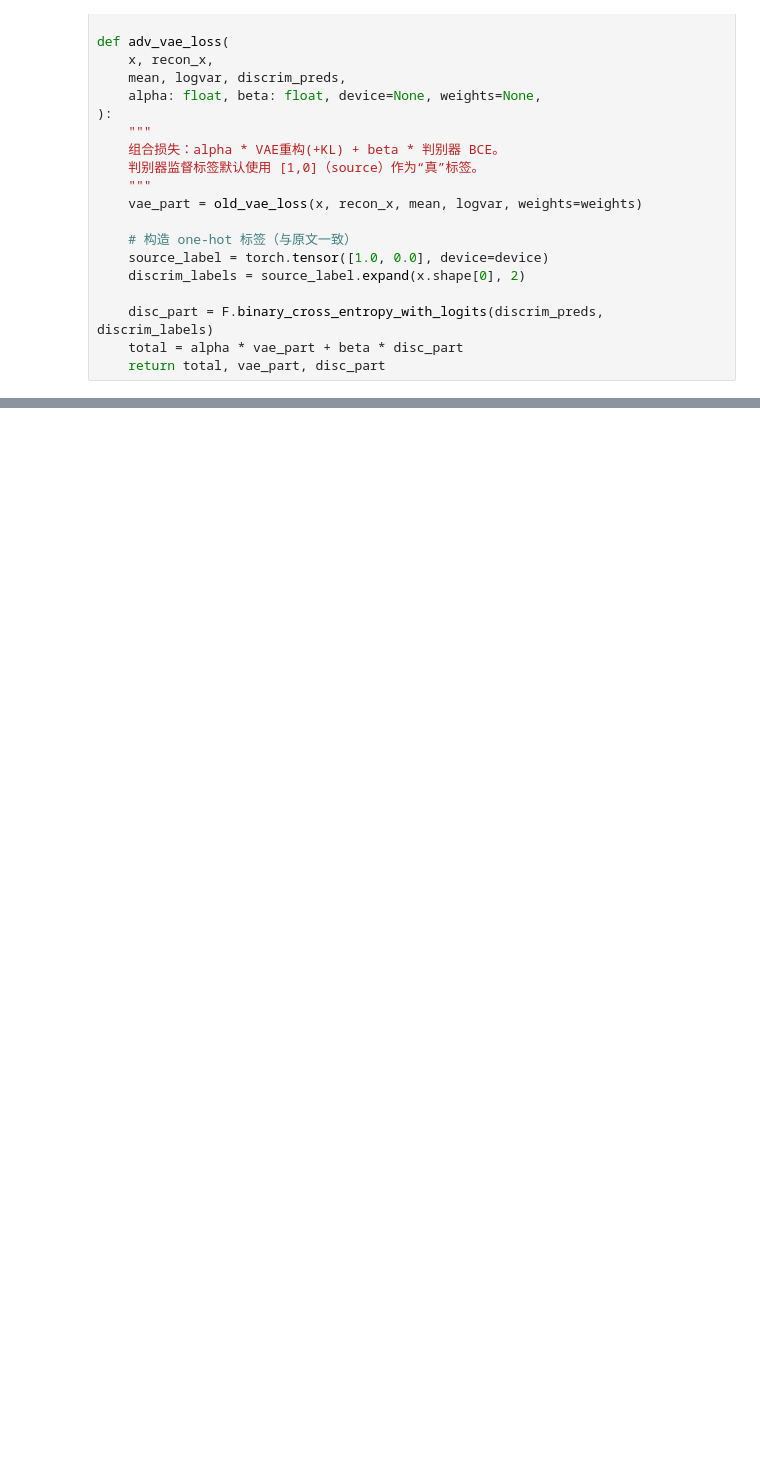
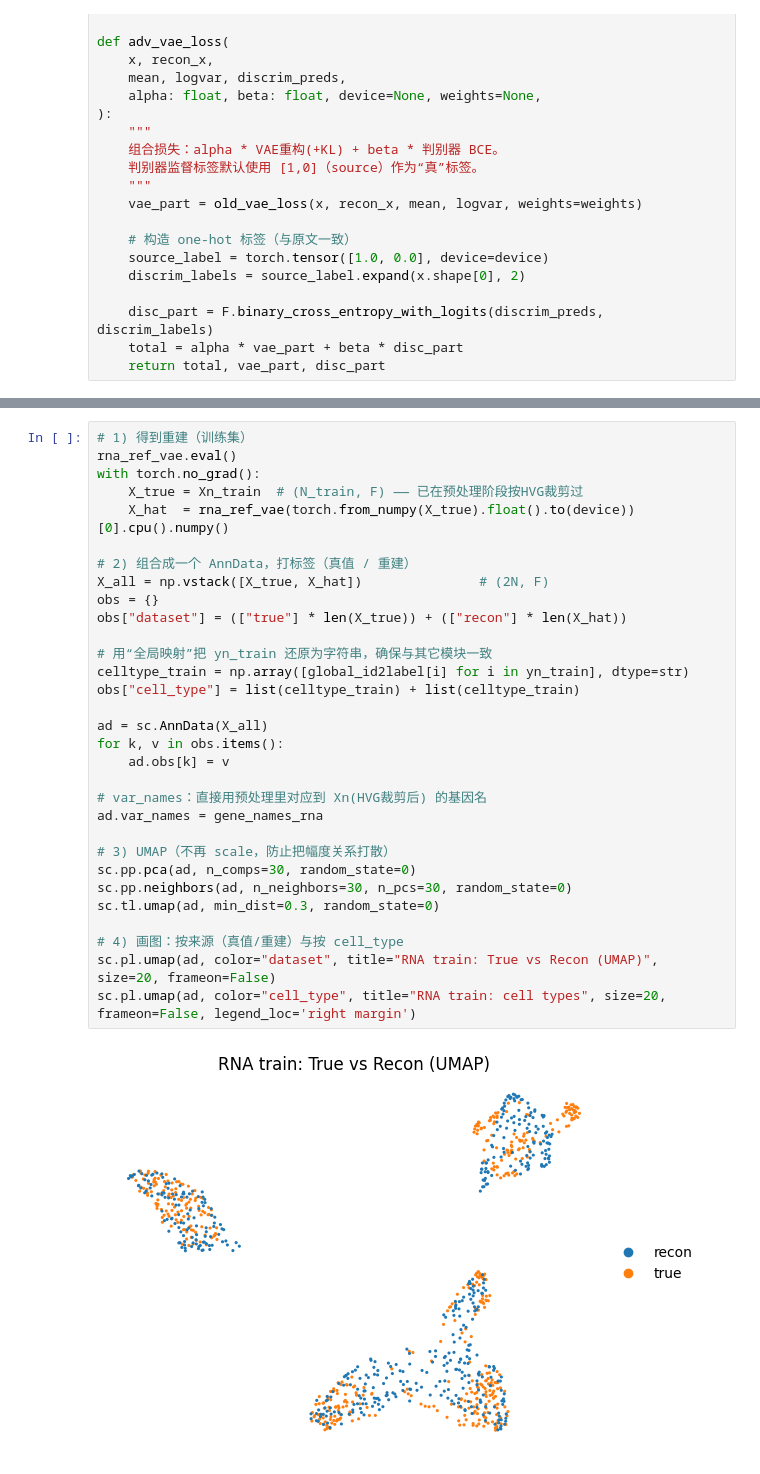
Before and after one commit to Bio-MingChen/DL_practice_by_Colab, a Jupyter notebook: Raman2single_cell_refinement.ipynb, the cells around one changed output, grey strips where cells are left out. Drawn from its saved outputs; the diff is of its cells as text; blank space fills up the shorter version.

```diff
--- a/Raman2single_cell_refinement.ipynb
+++ b/Raman2single_cell_refinement.ipynb
@@ -892,0 +793,33 @@ atac_clf = res_atac["classifier"]
+# %%
+# 1) 得到重建（训练集）
+rna_ref_vae.eval()
+with torch.no_grad():
+    X_true = Xn_train  # (N_train, F) —— 已在预处理阶段按HVG裁剪过
+    X_hat  = rna_ref_vae(torch.from_numpy(X_true).float().to(device))[0].cpu().numpy()
+
+# 2) 组合成一个 AnnData，打标签（真值 / 重建）
+X_all = np.vstack([X_true, X_hat])               # (2N, F)
+obs = {}
+obs["dataset"] = (["true"] * len(X_true)) + (["recon"] * len(X_hat))
+
+# 用“全局映射”把 yn_train 还原为字符串，确保与其它模块一致
+celltype_train = np.array([global_id2label[i] for i in yn_train], dtype=str)
+obs["cell_type"] = list(celltype_train) + list(celltype_train)
+
+ad = sc.AnnData(X_all)
+for k, v in obs.items():
+    ad.obs[k] = v
+
+# var_names：直接用预处理里对应到 Xn(HVG裁剪后) 的基因名
+ad.var_names = gene_names_rna
+
+# 3) UMAP（不再 scale，防止把幅度关系打散）
+sc.pp.pca(ad, n_comps=30, random_state=0)
+sc.pp.neighbors(ad, n_neighbors=30, n_pcs=30, random_state=0)
+sc.tl.umap(ad, min_dist=0.3, random_state=0)
+
+# 4) 画图：按来源（真值/重建）与按 cell_type
+sc.pl.umap(ad, color="dataset", title="RNA train: True vs Recon (UMAP)", size=20, frameon=False)
+sc.pl.umap(ad, color="cell_type", title="RNA train: cell types", size=20, frameon=False, legend_loc='right margin')
+# %% [output]
+[figure, added]
```
Also changed, not shown: parts of 26 cells of this notebook.
